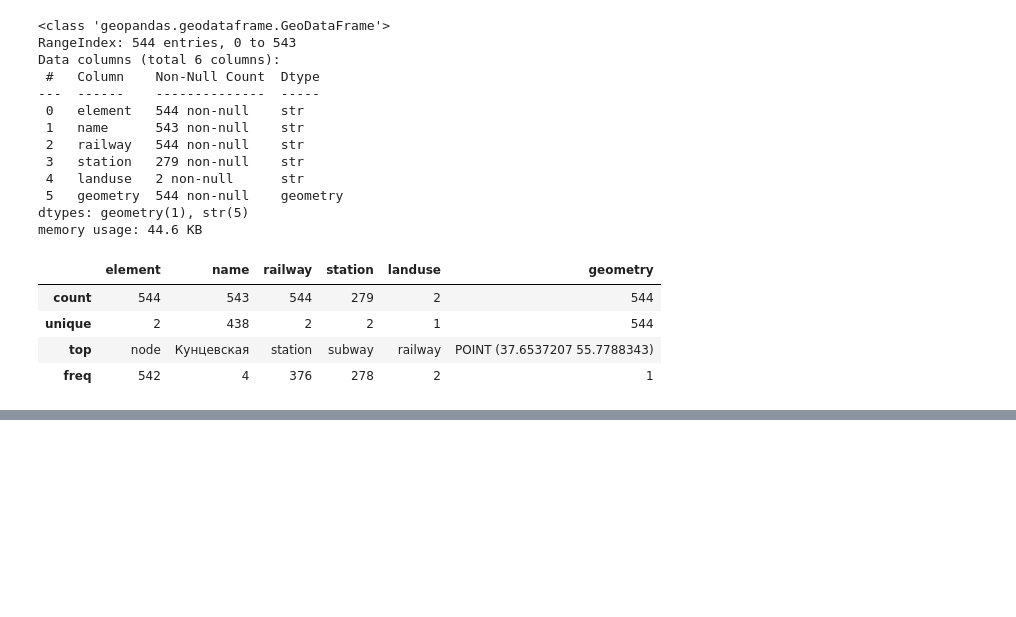
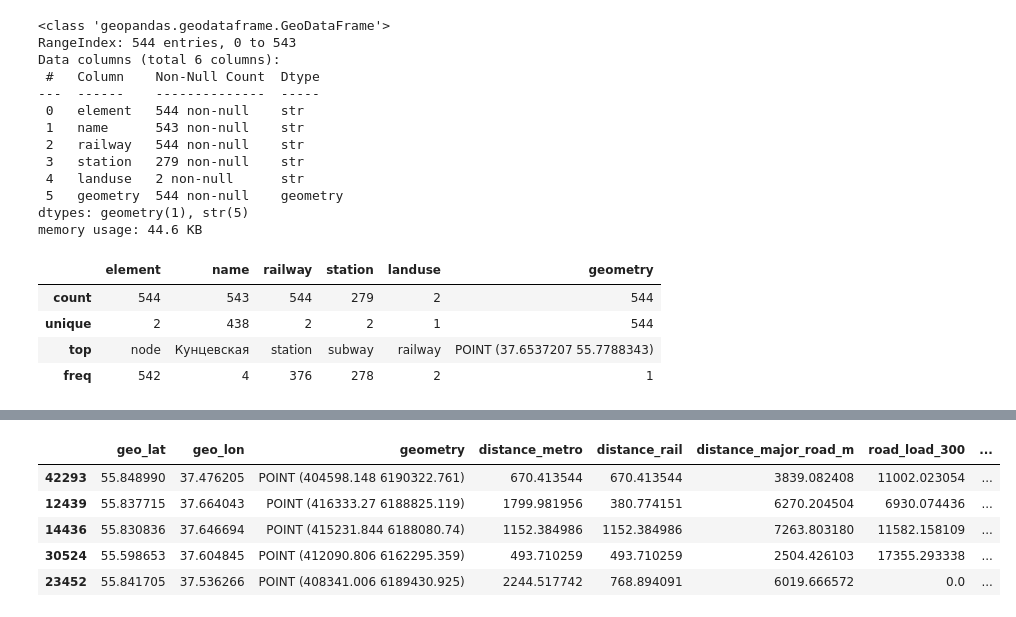
Before and after one commit to bes-leak/estate_trading_system, a Jupyter notebook: src/train_model/calc_transports_features.ipynb, the cells around one changed output, grey strips where cells are left out. Cells and saved outputs as stored; diff of their text form; code cells hidden in the pictures; blank space fills up the shorter version.

Commit message:
Add rails and roads features

```diff
--- a/src/train_model/calc_transports_features.ipynb
+++ b/src/train_model/calc_transports_features.ipynb
@@ -138,0 +356,3 @@ rail.describe()
+# %%
+points["distance_major_road_m"] = roads_dists.groupby(level=0)["d"].first()
+points.shape
@@ -138,0 +361,15 @@ rail.describe()
+# %%
+buf = points.buffer(300)
+pairs = gpd.sjoin(gpd.GeoDataFrame(geometry=buf), roads[["geometry", "load"]],
+                  predicate="intersects")
+
+clipped_len = shapely.intersection(
+    buf.loc[pairs.index].values,
+    roads.geometry.loc[pairs["index_right"]].values,
+)
+# %%
+lengths_inside = shapely.length(clipped_len)
+# %%
+pairs["w_len"] = lengths_inside * pairs["load"].values
+points["road_load_300"] = pairs.groupby(level=0)["w_len"].sum().reindex(points.index, fill_value=0)
+points.sample(5)
@@ -138,0 +383,20 @@ rail.describe()
+# %%
+buf = points.buffer(1000)
+pairs = gpd.sjoin(gpd.GeoDataFrame(geometry=buf), roads[["geometry", "load"]],
+                  predicate="intersects")
+
+clipped_len = shapely.intersection(
+    buf.loc[pairs.index].values,
+    roads.geometry.loc[pairs["index_right"]].values,
+)
+lengths_inside = shapely.length(clipped_len)
+pairs["w_len"] = lengths_inside * pairs["load"].values
+points["road_load_1000"] = pairs.groupby(level=0)["w_len"].sum().reindex(points.index, fill_value=0)
+points.sample(5)
+# %% [output]
+|  | geo_lat | geo_lon | geometry | distance_metro | distance_rail | distance_major_road_m | road_load_300 | ... |
+| 42293 | 55.848990 | 37.476205 | POINT (404598.148 6190322.761) | 670.413544 | 670.413544 | 3839.082408 | 11002.023054 | ... |
+| 12439 | 55.837715 | 37.664043 | POINT (416333.27 6188825.119) | 1799.981956 | 380.774151 | 6270.204504 | 6930.074436 | ... |
+| 14436 | 55.830836 | 37.646694 | POINT (415231.844 6188080.74) | 1152.384986 | 1152.384986 | 7263.803180 | 11582.158109 | ... |
+| 30524 | 55.598653 | 37.604845 | POINT (412090.806 6162295.359) | 493.710259 | 493.710259 | 2504.426103 | 17355.293338 | ... |
+| 23452 | 55.841705 | 37.536266 | POINT (408341.006 6189430.925) | 2244.517742 | 768.894091 | 6019.666572 | 0.0 | ... |
```
Also changed, not shown: parts of 24 cells of this notebook.
